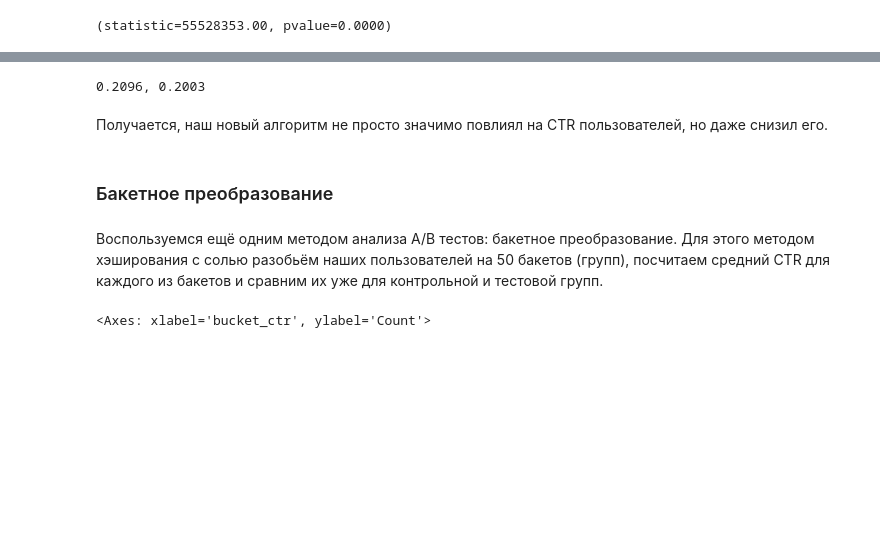
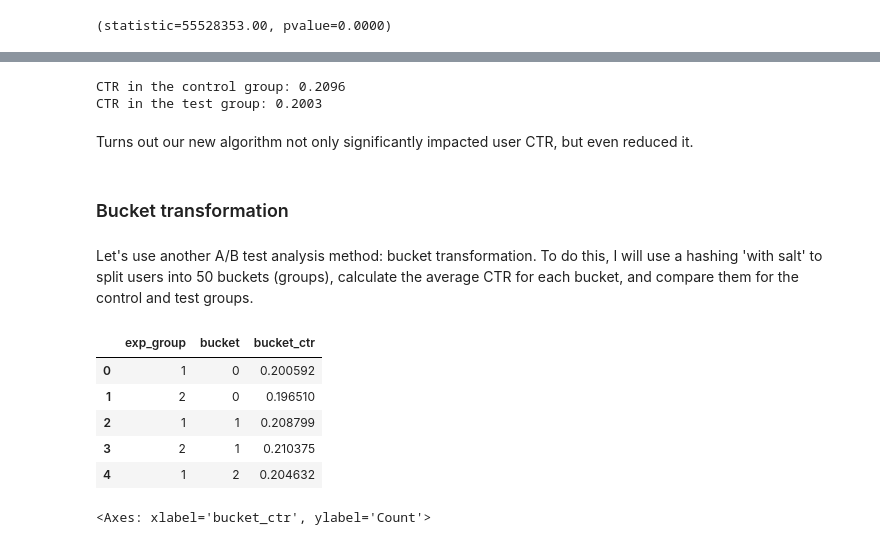
Before and after one commit to TatianaTkacheva/ab_tests, a Jupyter notebook: ctr_ab_test/ctr_analysis.ipynb, the cells around one changed output, grey strips where cells are left out. Cells and saved outputs as stored; diff of their text form; code cells hidden in the pictures; blank space fills up the shorter version.

```diff
--- a/ctr_ab_test/ctr_analysis.ipynb
+++ b/ctr_ab_test/ctr_analysis.ipynb
@@ -332,13 +315,14 @@ sns.histplot(ctr_b - ctr_a) # посмотрим также распределе
 # %%
-print(f"{ctr_a.mean():.4f}, {ctr_b.mean():.4f}")
+print(f"CTR in the control group: {ctr_a.mean():.4f}\nCTR in the test group: {ctr_b.mean():.4f}")
 # %% [output]
-0.2096, 0.2003
+CTR in the control group: 0.2096
+CTR in the test group: 0.2003
 # %% [markdown]
-Получается, наш новый алгоритм не просто значимо повлиял на CTR пользователей, но даже снизил его.
+Turns out our new algorithm not only significantly impacted user CTR, but even reduced it.
 # %% [markdown]
-### Бакетное преобразование
+### Bucket transformation
 # %% [markdown]
-Воспользуемся ещё одним методом анализа A/B тестов: бакетное преобразование. Для этого методом хэширования с солью разобьём наших пользователей на 50 бакетов (групп), посчитаем средний CTR для каждого из бакетов и сравним их уже для контрольной и тестовой групп.
+Let's use another A/B test analysis method: bucket transformation. To do this, I will use a hashing 'with salt' to split users into 50 buckets (groups), calculate the average CTR for each bucket, and compare them for the control and test groups.
 # %%
 q_backet = """
 SELECT
@@ -360,6 +344,14 @@ GROUP BY exp_group, bucket
 """.format(db=connection['database'])
 # %%
 df_bucket = ph.read_clickhouse(q_backet, connection = connection)
+df_bucket.head()
+# %% [output]
+|  | exp_group | bucket | bucket_ctr |
+| 0 | 1 | 0 | 0.200592 |
+| 1 | 2 | 0 | 0.196510 |
+| 2 | 1 | 1 | 0.208799 |
+| 3 | 2 | 1 | 0.210375 |
+| 4 | 1 | 2 | 0.204632 |
 # %%
 sns.histplot(data = df_bucket,
              x = 'bucket_ctr',
```
Also changed, not shown: parts of 50 cells of this notebook.
